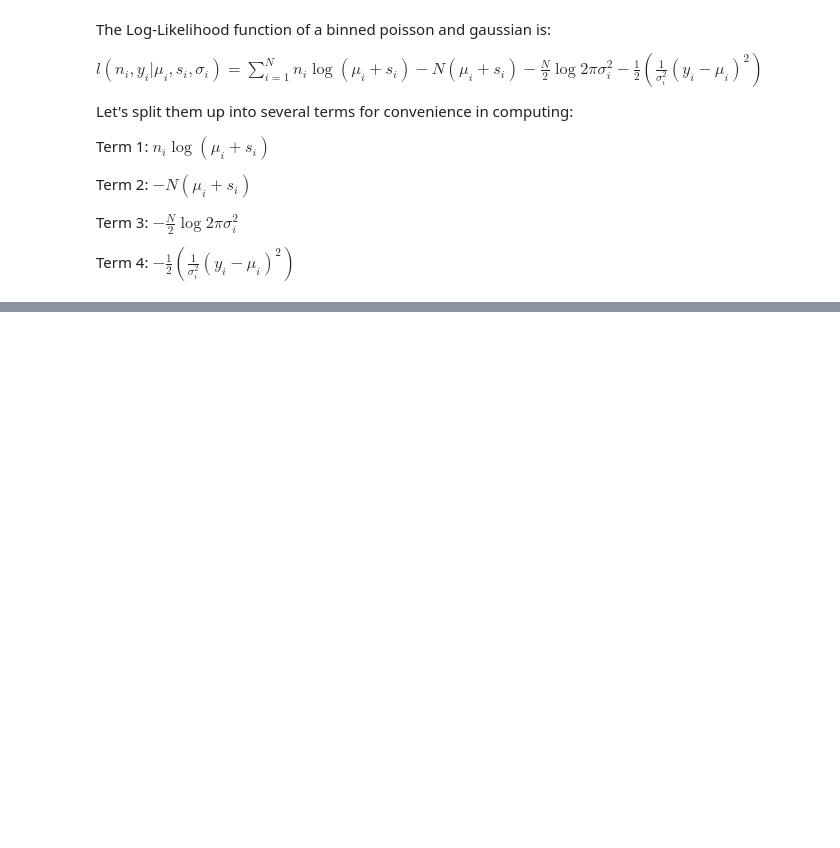
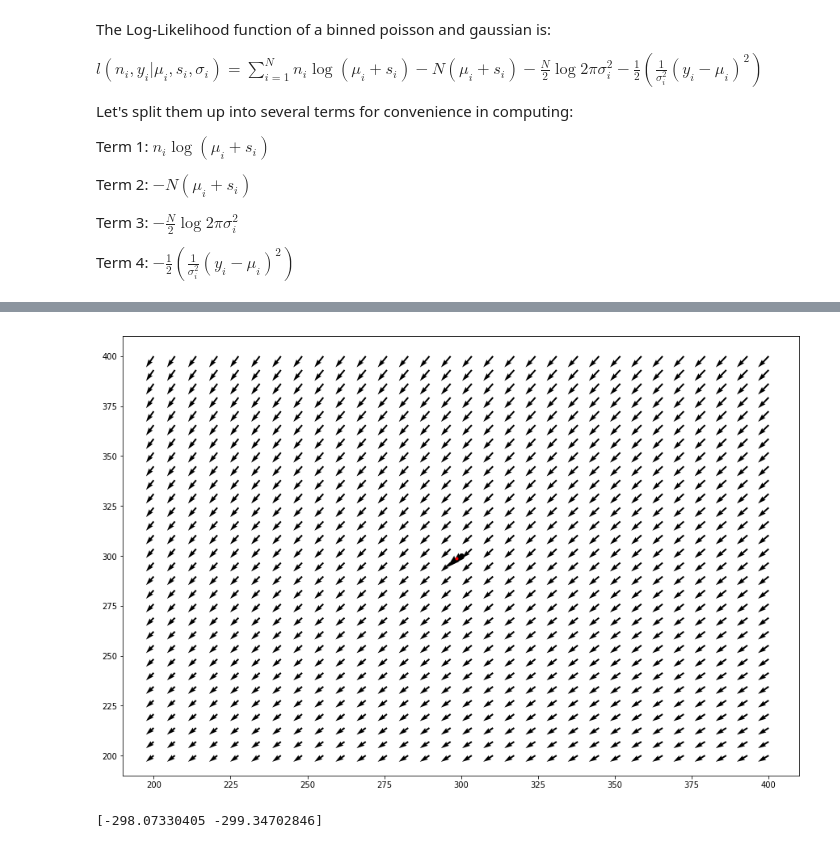
Before and after one commit to ChrisIck/Poisson-GPs, a Jupyter notebook: Minimization Test.ipynb, the cells around one changed output, grey strips where cells are left out. Drawn from its saved outputs; the diff is of its cells as text; code cells hidden in the pictures; blank space fills up the shorter version.

```diff
--- a/Minimization Test.ipynb
+++ b/Minimization Test.ipynb
@@ -239,0 +478,17 @@ True
+# %%
+plt.figure(figsize=(15,10))
+
+
+
+plt.quiver(x3d,y3d,z3d_gradx, z3d_grady, scale=1e2)
+plt.quiver([n_guess[0]], [n_guess[1]], llg_0[0], llg_0[1], scale=1e2)
+plt.quiver([soln_test.x[0]],[soln_test.x[1]], -soln_test.jac[0], -soln_test.jac[1], scale=1e2)
+plt.plot([n_guess[0]],[n_guess[1]], 'ko')
+plt.plot([soln_test.x[0]],[soln_test.x[1]],  'r.')
+plt.show()
+# %% [output]
+[figure, added]
+# %%
+print z3d_grad[:][0]
+# %% [output]
+[-298.07330405 -299.34702846]
```
Also changed, not shown: parts of 18 cells of this notebook.
